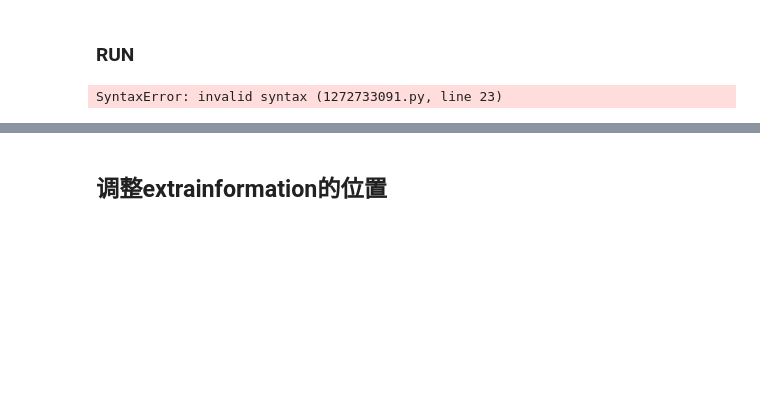
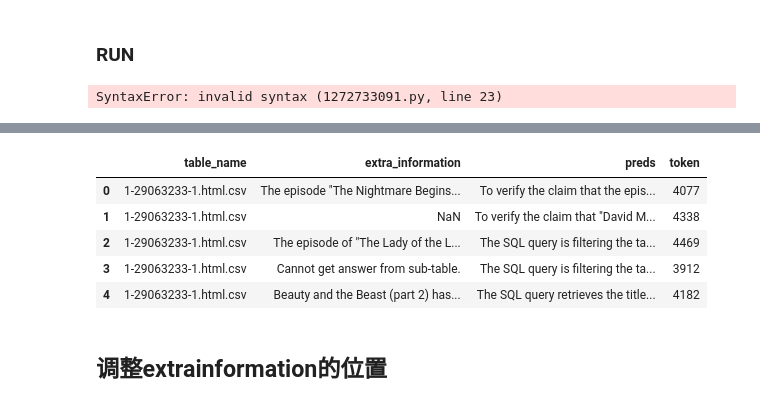
Before and after one commit to Hanzhang-lang/ALTER, a Jupyter notebook: Agent_tab copy.ipynb, the cells around one changed output, grey strips where cells are left out. Cells and saved outputs as stored; diff of their text form; code cells hidden in the pictures; blank space fills up the shorter version.

```diff
--- a/Agent_tab copy.ipynb
+++ b/Agent_tab copy.ipynb
@@ -446,0 +505,9 @@ table['pred'] = eval_blury_string(table['output'])
+# %%
+data.head()
+# %% [output]
+|  | table_name | extra_information | preds | token |
+| 0 | 1-29063233-1.html.csv | The episode "The Nightmare Begins... | To verify the claim that the epis... | 4077 |
+| 1 | 1-29063233-1.html.csv | NaN | To verify the claim that "David M... | 4338 |
+| 2 | 1-29063233-1.html.csv | The episode of "The Lady of the L... | The SQL query is filtering the ta... | 4469 |
+| 3 | 1-29063233-1.html.csv | Cannot get answer from sub-table. | The SQL query is filtering the ta... | 3912 |
+| 4 | 1-29063233-1.html.csv | Beauty and the Beast (part 2) has... | The SQL query retrieves the title... | 4182 |
```
Also changed, not shown: parts of 35 cells of this notebook, 13 other files.
